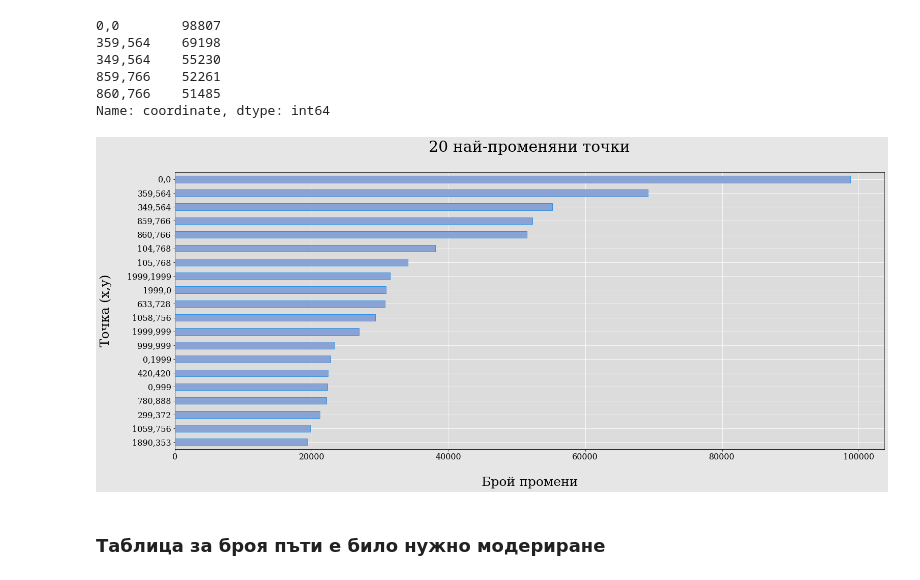
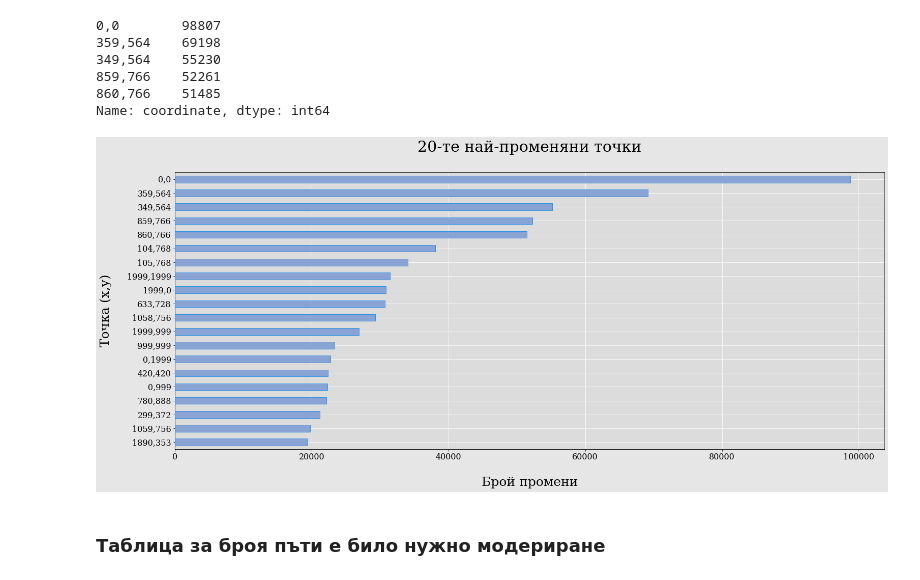
Before and after one commit to Denis-Iv/Analyzing-Social-Experiment, a Jupyter notebook: visualize_data.ipynb, the cells around one changed output. Drawn from its saved outputs; the diff is of its cells as text; code cells hidden in the pictures.

```diff
--- a/visualize_data.ipynb
+++ b/visualize_data.ipynb
@@ -202,15 +211,13 @@ Name: coordinate, dtype: int64
 # %%
 plot = top_active_spots.plot(kind='barh', zorder=3,  edgecolor='#3193E4')
 
-plot.set_title('20 най-променяни точки')
+plot.set_title('20-те най-променяни точки')
 plot.set_xlabel('Брой промени')
 plot.set_ylabel('Точка (x,y)')
 
-plot.set_xscale('linear')
-
 plot.invert_yaxis()
 # %% [output]
-[figure, old version]
+[figure, new version]
 # %%
 now = datetime.now().strftime('%d%H%M')
 
```
Also changed, not shown: parts of 40 cells of this notebook.
